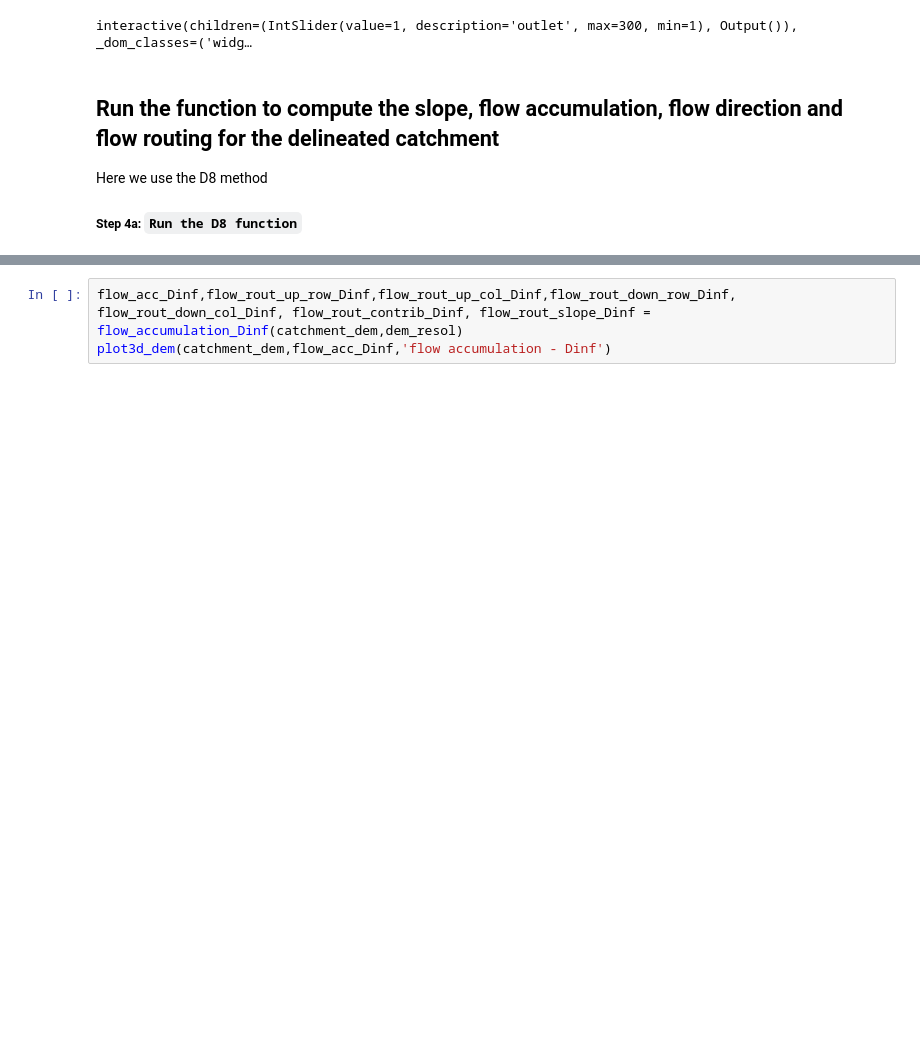
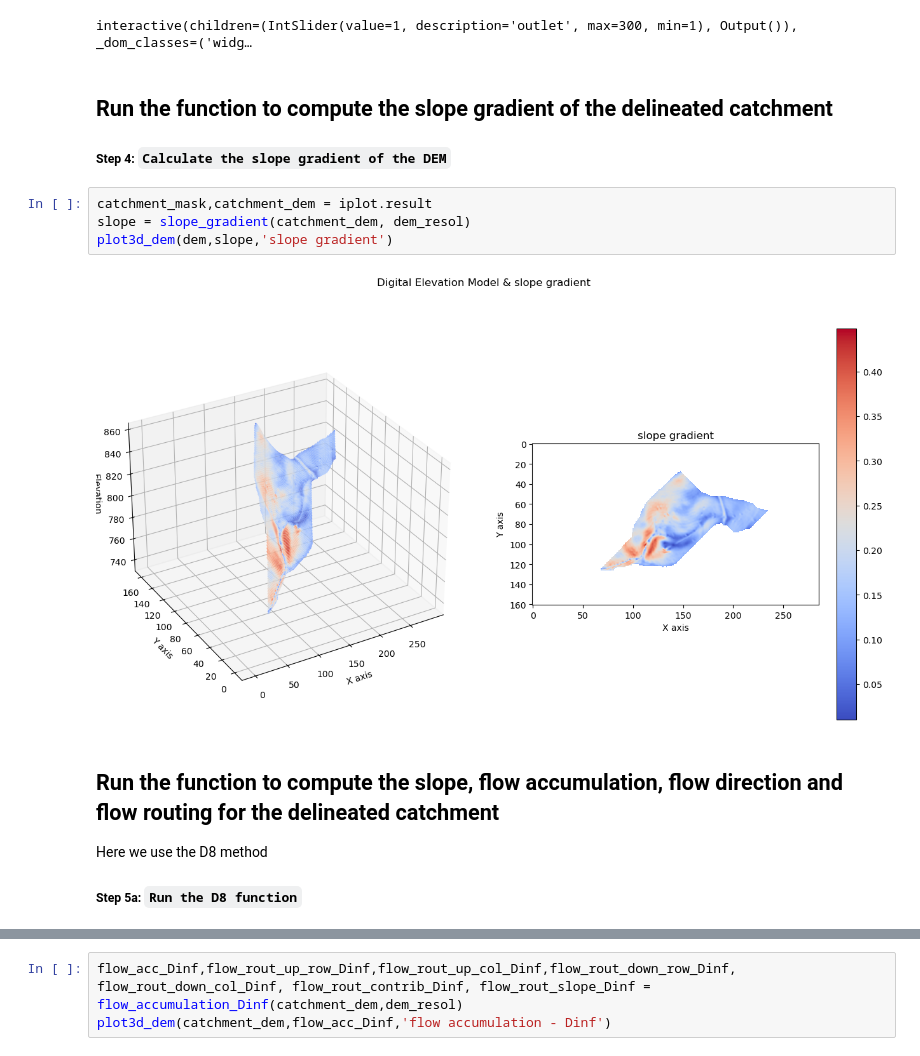
Before and after one commit to iMPACT-erosion/iMPACT-erosion, a Jupyter notebook: iMPACT-Start/3.Catchment_delineation.ipynb, the cells around one changed output, grey strips where cells are left out. Saved outputs shown, nothing was run; the diff lists cells and outputs as text; blank space fills up the shorter version.

```diff
--- a/iMPACT-Start/3.Catchment_delineation.ipynb
+++ b/iMPACT-Start/3.Catchment_delineation.ipynb
@@ -67,8 +67,17 @@ iplot = interactive(plot_catchment_delineation,dem = fixed(dem), fd = fixed(fd),
 display(iplot)
 # %% [output]
 interactive(children=(IntSlider(value=1, description='outlet', max=300, min=1), Output()), _dom_classes=('widg…
+# %% [markdown]
+## Run the function to compute the slope gradient of the delineated catchment
+##### Step 4: `Calculate the slope gradient of the DEM`
+# %%
+catchment_mask,catchment_dem = iplot.result
+slope = slope_gradient(catchment_dem, dem_resol)
+plot3d_dem(dem,slope,'slope gradient')
+# %% [output]
+[figure, added]
 # %% [markdown]
 ## Run the function to compute the slope, flow accumulation, flow direction and flow routing for the delineated catchment
 Here we use the D8 method
-##### Step 4a: `Run the D8 function`
+##### Step 5a: `Run the D8 function`
 # %%
```
Also changed, not shown: parts of 4 cells of this notebook, 5 other files.
